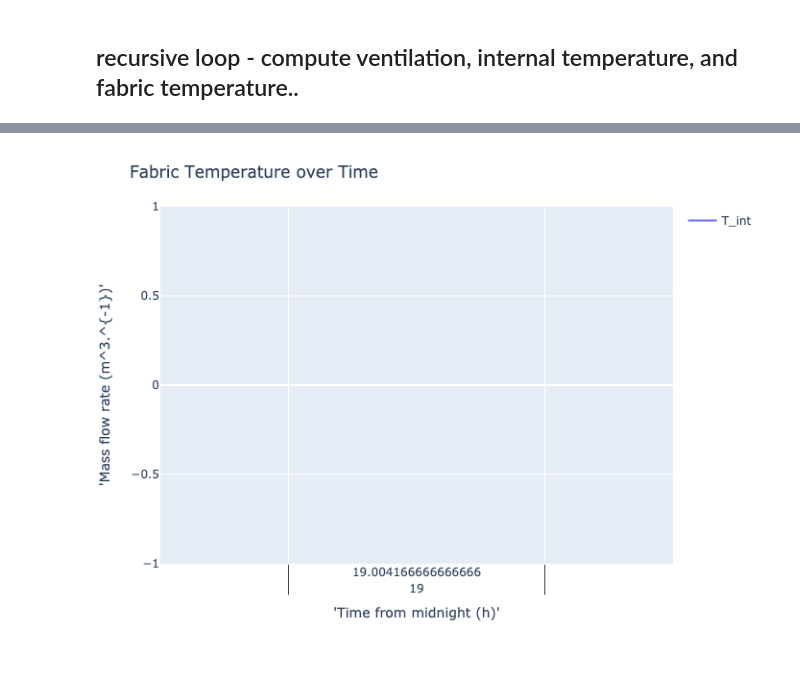
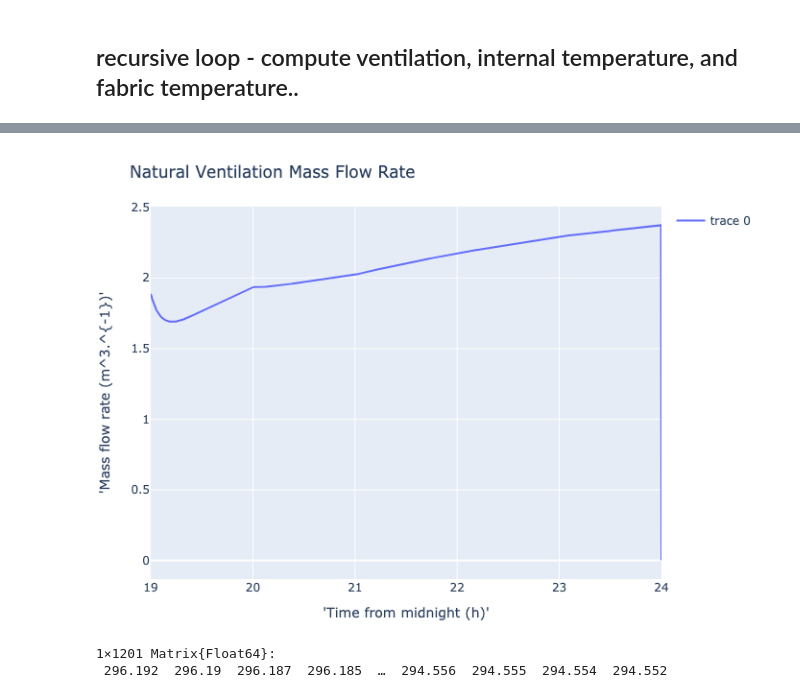
Before and after one commit to juliet29/bthermal_model, a Jupyter notebook: notebooks/hw7q4.ipynb, the cells around one changed output, grey strips where cells are left out. Saved outputs shown, nothing was run; the diff lists cells and outputs as text; code cells hidden in the pictures; blank space fills up the shorter version.

Commit message:
fabric issiues

```diff
--- a/notebooks/hw7q4.ipynb
+++ b/notebooks/hw7q4.ipynb
@@ -226,8 +220,12 @@ Q_tot
 # %%
 Vnvtot = Q_tot;
-t1 = PlotlyJS.scatter(x=time_in_hours,  y=vec(Vnvtot ), mode="lines", name="T_int")
-# t2 =  PlotlyJS.scatter(x=t/3600,  y=T[1,:], mode="lines", name="T_fabric")
-p1 = PlotlyJS.plot([t1],   config=PlotConfig(scrollZoom=false), Layout(;title="Fabric Temperature over Time", showlegend=true, xaxis_title="'Time from midnight (h)'", yaxis_title="'Mass flow rate (m^3.^{-1})'"));
+t1 = PlotlyJS.scatter(x=vec(time_in_hours),  y=vec(Vnvtot ), mode="lines")
+p1 = PlotlyJS.plot([t1],   config=PlotConfig(scrollZoom=false), Layout(;title="Natural Ventilation Mass Flow Rate", showlegend=true, xaxis_title="'Time from midnight (h)'", yaxis_title="'Mass flow rate (m^3.^{-1})'"));
 p1
 # %% [output]
-[figure, old version]
+[figure, new version]
+# %%
+TintReal
+# %% [output]
+1×1201 Matrix{Float64}:
+ 296.192  296.19  296.187  296.185  …  294.556  294.555  294.554  294.552
```
Also changed, not shown: parts of 11 cells of this notebook.
